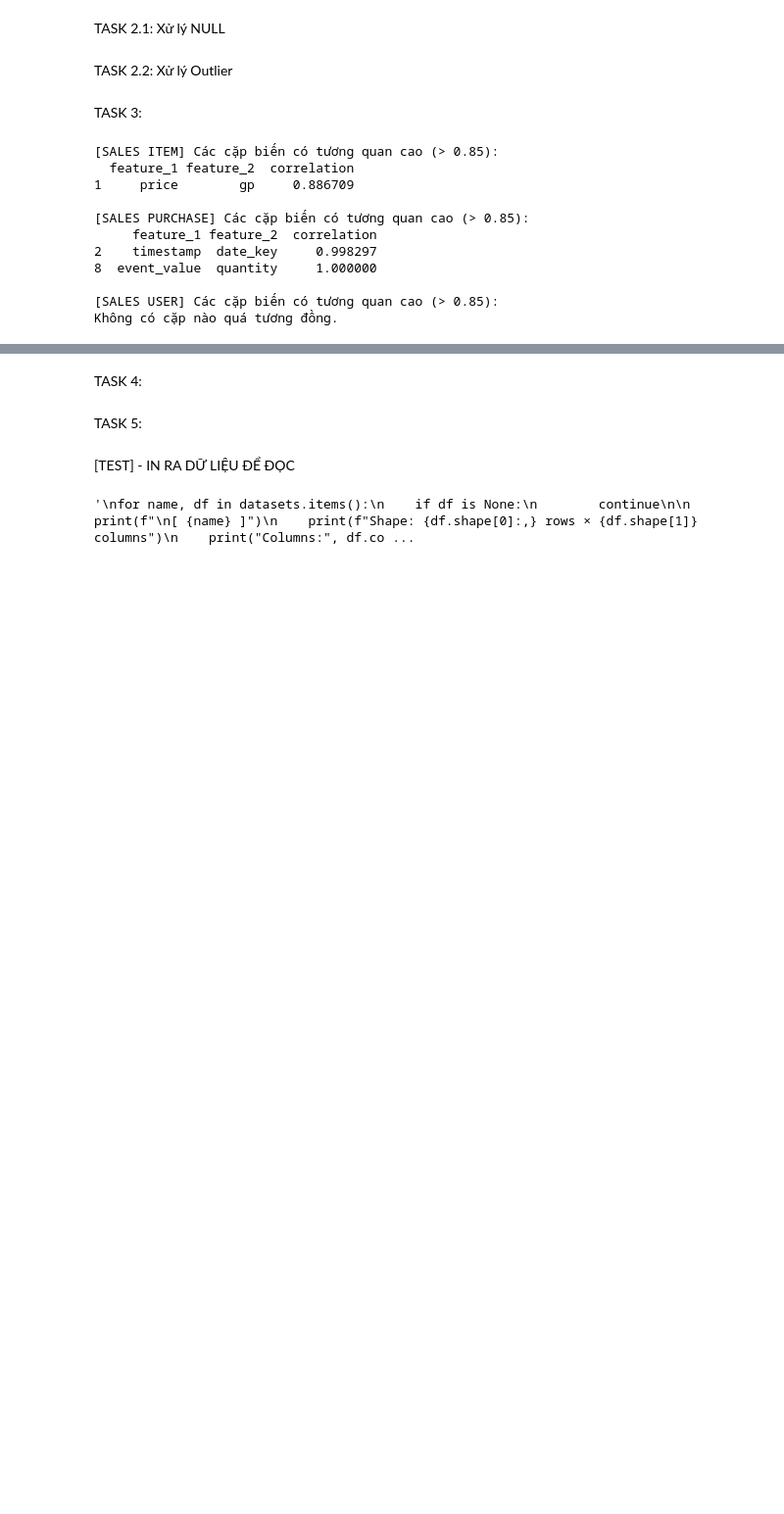
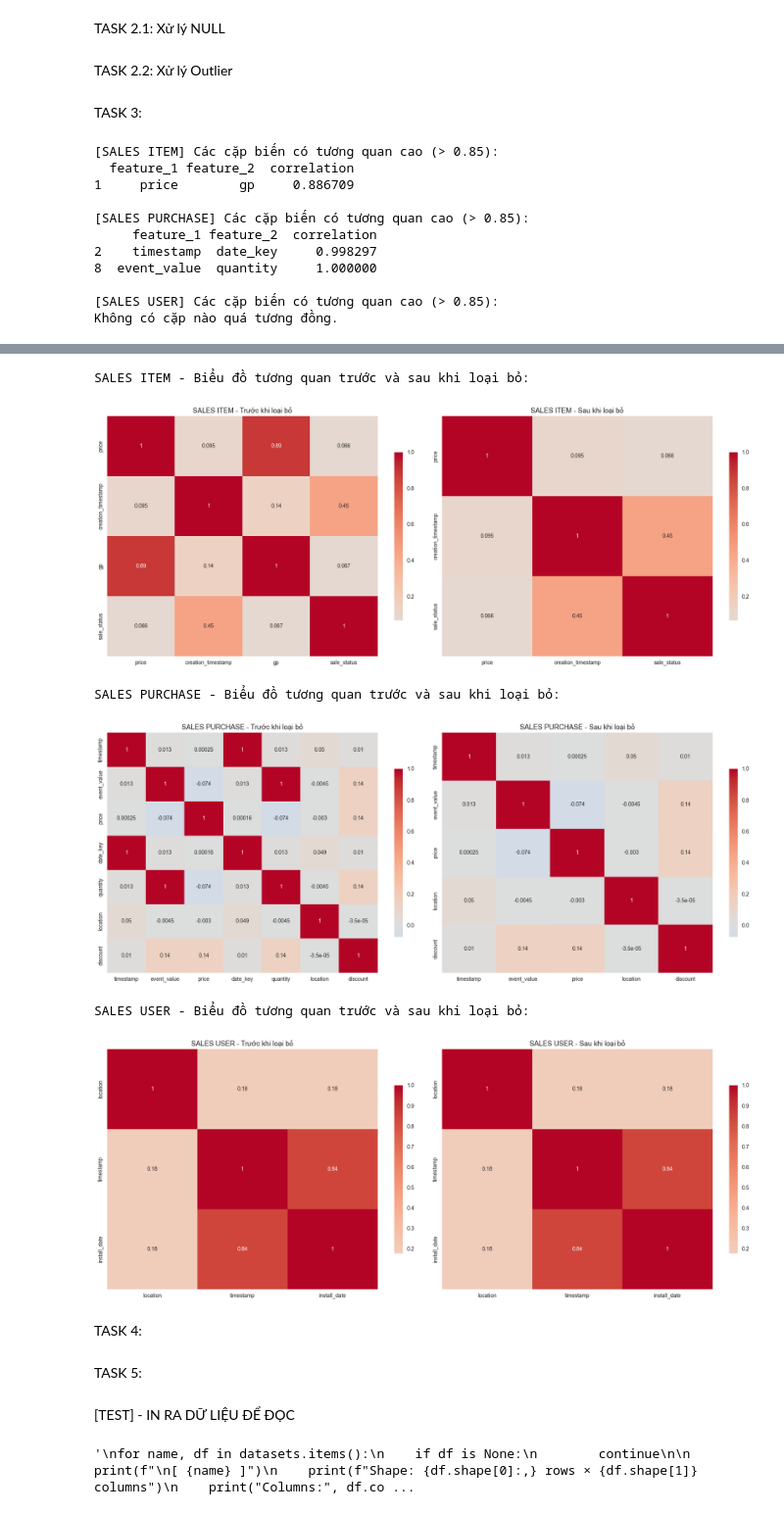
Before and after one commit to KuroNekoW/CS116, a Jupyter notebook: Peo/PPPeo.ipynb, the cells around one changed output, grey strips where cells are left out. Shown: that part at 98% size. Saved outputs shown, nothing was run; the diff lists cells and outputs as text; code cells hidden in the pictures; blank space fills up the shorter version.

```diff
--- a/Peo/PPPeo.ipynb
+++ b/Peo/PPPeo.ipynb
@@ -260,3 +314,39 @@ Không có cặp nào quá tương đồng.
+# %%
+# Visualize
+for name in reduced_datasets:
+    print(f"\n{name} - Biểu đồ tương quan trước và sau khi loại bỏ:")
+
+    num_cols_before = [col for col, dtype in zip(datasets[name].columns, datasets[name].dtypes) if dtype in pl.NUMERIC_DTYPES]
+    num_cols_after = [col for col, dtype in zip(reduced_datasets[name].columns, reduced_datasets[name].dtypes) if dtype in pl.NUMERIC_DTYPES]
+
+    df_before = datasets[name].select(num_cols_before)
+    df_after = reduced_datasets[name].select(num_cols_after)
+
+    max_sample = 50000
+    if df_before.height > max_sample:
+        df_before = df_before.sample(n=max_sample, seed=42)
+    if df_after.height > max_sample:
+        df_after = df_after.sample(n=max_sample, seed=42)
+
+    corr_before = df_before.to_pandas().corr()
+    corr_after = df_after.to_pandas().corr()
+
+    fig, axes = plt.subplots(1, 2, figsize=(18, 7))
+    sns.heatmap(corr_before, annot=True, cmap="coolwarm", ax=axes[0], center=0, cbar_kws={'shrink': 0.7})
+    axes[0].set_title(f"{name} - Trước khi loại bỏ", fontsize=13)
+
+    sns.heatmap(corr_after, annot=True, cmap="coolwarm", ax=axes[1], center=0, cbar_kws={'shrink': 0.7})
+    axes[1].set_title(f"{name} - Sau khi loại bỏ", fontsize=13)
+
+    plt.tight_layout()
+    plt.show()
+# %% [output]
+SALES ITEM - Biểu đồ tương quan trước và sau khi loại bỏ:
+[figure, added]
+SALES PURCHASE - Biểu đồ tương quan trước và sau khi loại bỏ:
+[figure, added]
+SALES USER - Biểu đồ tương quan trước và sau khi loại bỏ:
+[figure, added]
 # %% [markdown]
 TASK 4:
 # %% [markdown]
```
Also changed, not shown: parts of 2 cells of this notebook.
